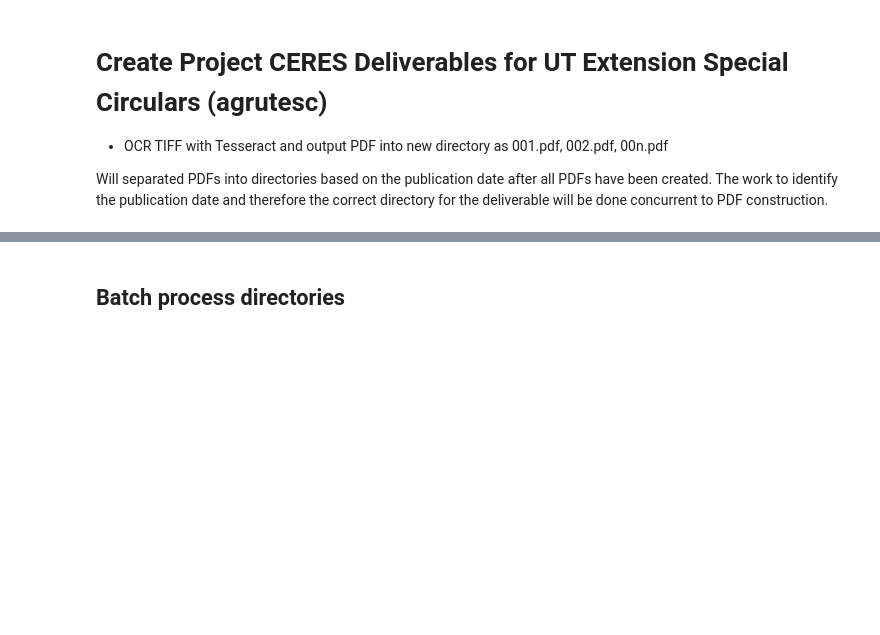
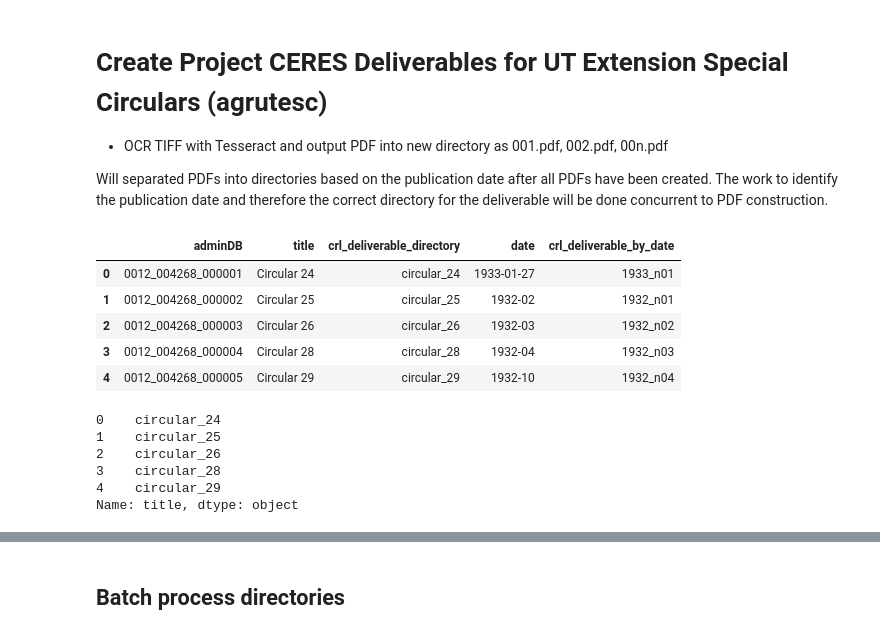
Before and after one commit to jeremydmoore/utk_ProjectCeres, a Jupyter notebook: agrutesc_crl_deliverables.ipynb, the cells around one changed output, grey strips where cells are left out. Saved outputs shown, nothing was run; the diff lists cells and outputs as text; code cells hidden in the pictures; blank space fills up the shorter version.

```diff
--- a/agrutesc_crl_deliverables.ipynb
+++ b/agrutesc_crl_deliverables.ipynb
@@ -19,3 +20,24 @@ display(HTML("<style>.container { width:95% !important; }</style>"))
 
 # set pandas option to display wider column info, use -1 to expand to largest necessary width
 pd.set_option('max_colwidth', -1)
+# %%
+# exported Google Docs spreadsheet as csv
+meta_df = pd.read_csv('data/agrutesc_crl_deliverables.csv')
+meta_df.head(5)
+# %% [output]
+|  | adminDB | title | crl_deliverable_directory | date | crl_deliverable_by_date |
+| 0 | 0012_004268_000001 | Circular 24 | circular_24 | 1933-01-27 | 1933_n01 |
+| 1 | 0012_004268_000002 | Circular 25 | circular_25 | 1932-02 | 1932_n01 |
+| 2 | 0012_004268_000003 | Circular 26 | circular_26 | 1932-03 | 1932_n02 |
+| 3 | 0012_004268_000004 | Circular 28 | circular_28 | 1932-04 | 1932_n03 |
+| 4 | 0012_004268_000005 | Circular 29 | circular_29 | 1932-10 | 1932_n04 |
+# %%
+# get title in all lower case, with spaces as underscores
+meta_df['title'].str.replace(' ', '_').str.lower().head(5)
+# %% [output]
+0    circular_24
+1    circular_25
+2    circular_26
+3    circular_28
+4    circular_29
+Name: title, dtype: object
```
Also changed, not shown: parts of 9 cells of this notebook, 5 other files.
